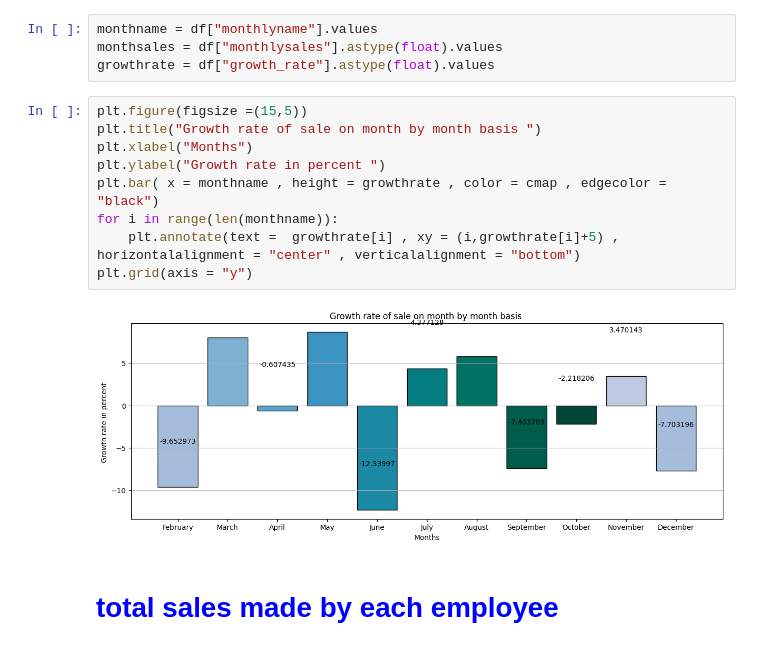
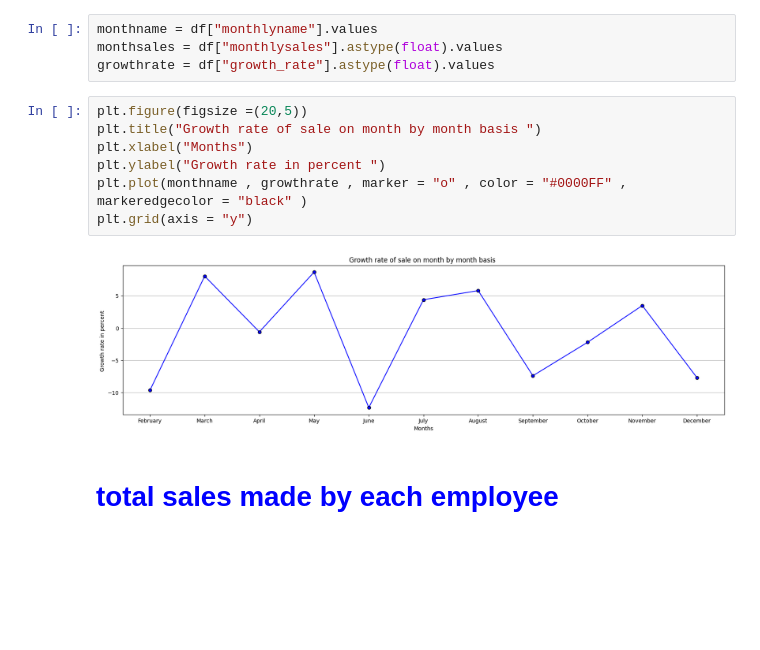
Before and after one commit to Anikaitmalik/Swift_market_data_analysis, a Jupyter notebook: swiftmarket.ipynb, the cells around one changed output. Drawn from its saved outputs; the diff is of its cells as text; blank space fills up the shorter version.

```diff
--- a/swiftmarket.ipynb
+++ b/swiftmarket.ipynb
@@ -339,16 +339,14 @@ monthname = df["monthlyname"].values
 monthsales = df["monthlysales"].astype(float).values
 growthrate = df["growth_rate"].astype(float).values
 # %%
-plt.figure(figsize =(15,5))
+plt.figure(figsize =(20,5))
 plt.title("Growth rate of sale on month by month basis ")
 plt.xlabel("Months")
 plt.ylabel("Growth rate in percent ")
-plt.bar( x = monthname , height = growthrate , color = cmap , edgecolor = "black")
-for i in range(len(monthname)):
-    plt.annotate(text =  growthrate[i] , xy = (i,growthrate[i]+5) , horizontalalignment = "center" , verticalalignment = "bottom")
+plt.plot(monthname , growthrate , marker = "o" , color = "#0000FF" , markeredgecolor = "black" )
 plt.grid(axis = "y")
 # %% [output]
-[figure, old version]
+[figure, new version]
 # %% [markdown]
 <h1 style="color : blue"> total sales made by each employee
 # %%
```
